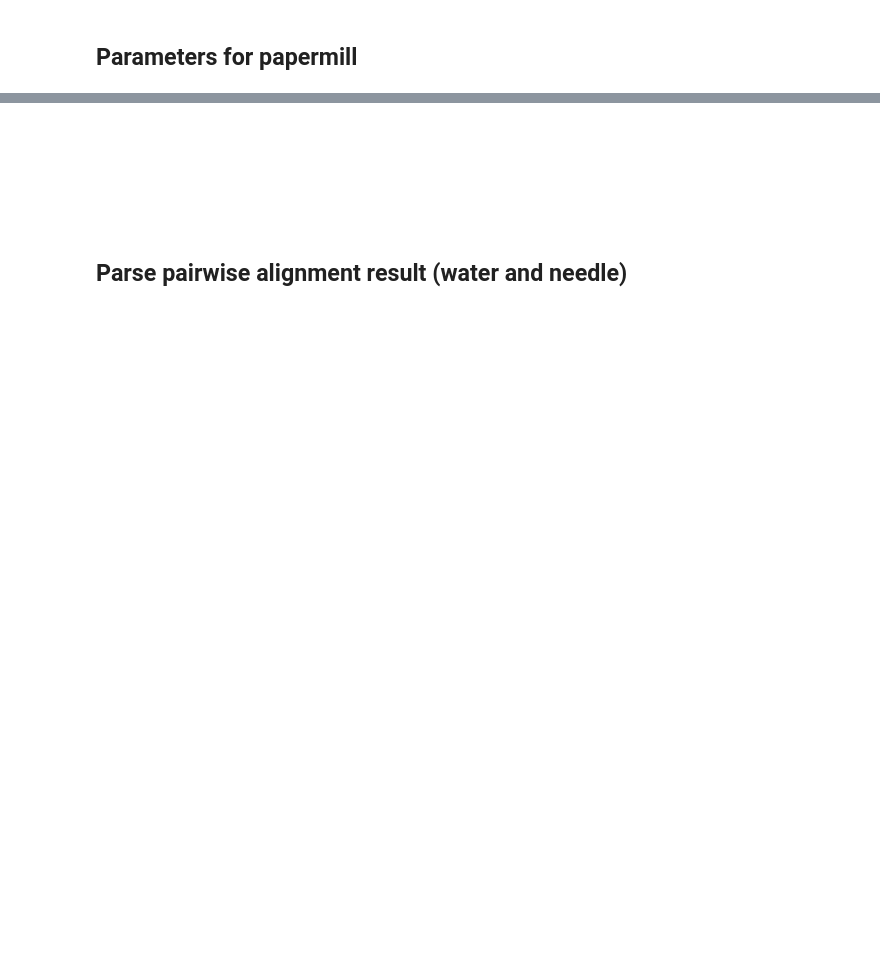
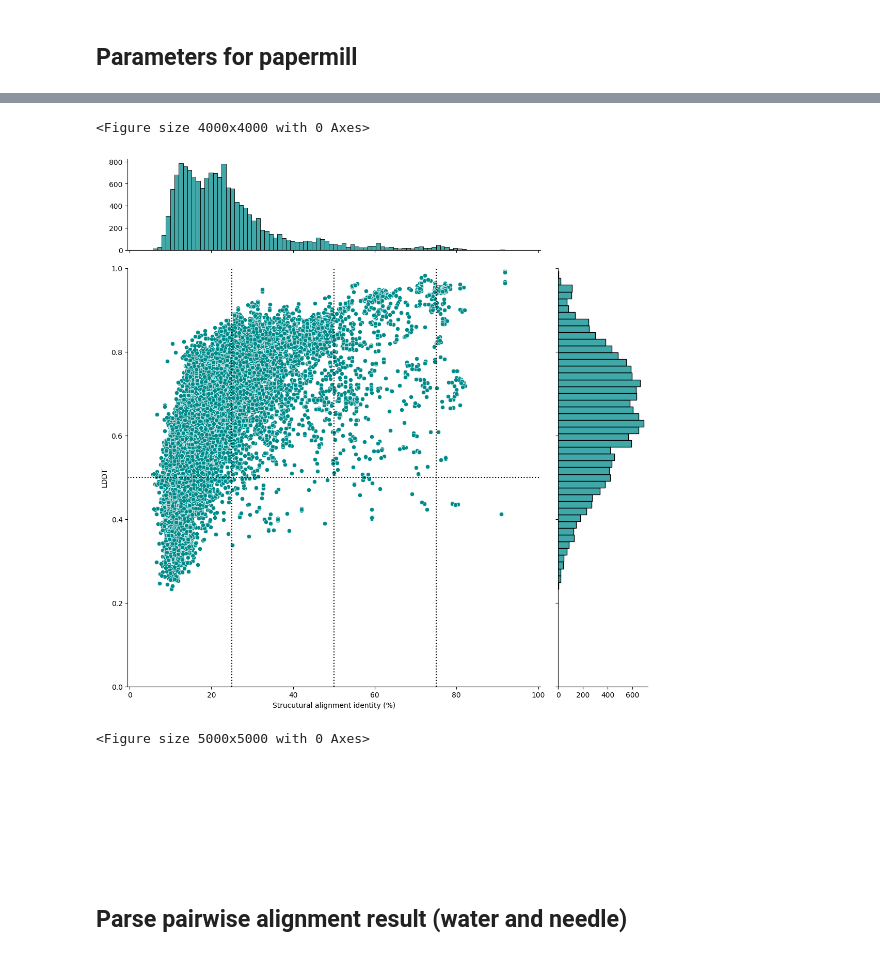
Before and after one commit to yonesora56/plant2human, a Jupyter notebook: notebooks/foldseek_result_parse.ipynb, the cells around one changed output, grey strips where cells are left out. Saved outputs shown, nothing was run; the diff lists cells and outputs as text; code cells hidden in the pictures; blank space fills up the shorter version.

```diff
--- a/notebooks/foldseek_result_parse.ipynb
+++ b/notebooks/foldseek_result_parse.ipynb
@@ -54,3 +63,31 @@ shape: (15_112, 30)
+# %%
+plt.figure(figsize=(8, 8), dpi=500)
+
+sns.jointplot(
+    data=foldseek_result,
+    x="pident", # Strucutural alignment identity (%)
+    y="lddt",
+    color="darkcyan",
+    height=11,
+    ratio=4,
+    marginal_ticks=True
+)
+
+
+plt.xlim(-0.5,100.5)
+plt.ylim(0,1)
+plt.xlabel("Strucutural alignment identity (%)")
+plt.ylabel("LDDT")
+plt.axvline(x=25, color="black", linestyle=":")
+plt.axvline(x=50, color="black", linestyle=":")
+plt.axvline(x=75, color="black", linestyle=":")
+plt.axhline(y=0.5, color="black", linestyle=":")
+plt.figure(figsize=(10, 10), dpi=500)
+plt.show()
+# %% [output]
+<Figure size 4000x4000 with 0 Axes>
+[figure, added]
+<Figure size 5000x5000 with 0 Axes>
 # %% [markdown]
 &nbsp;
 
```
Also changed, not shown: parts of 27 cells of this notebook, 42 other files.
